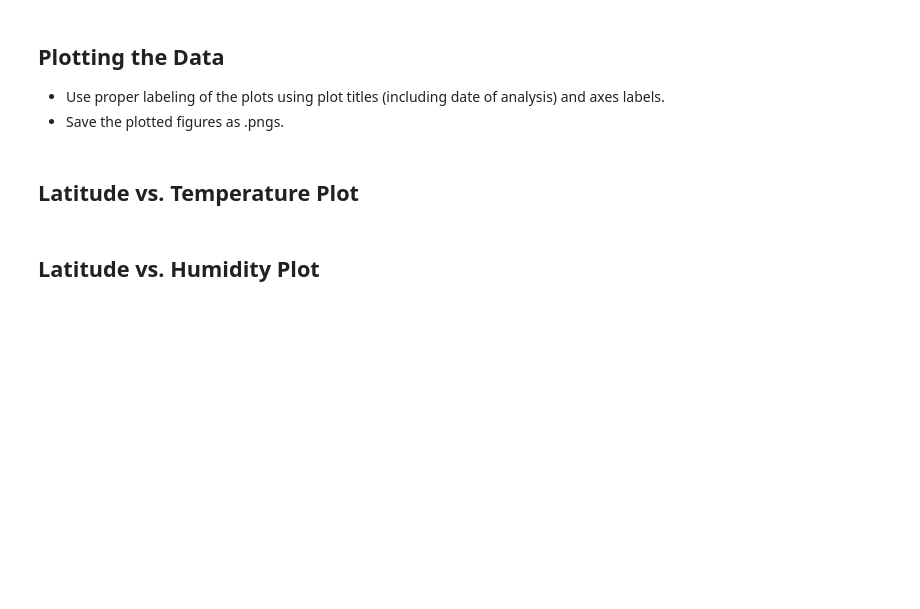
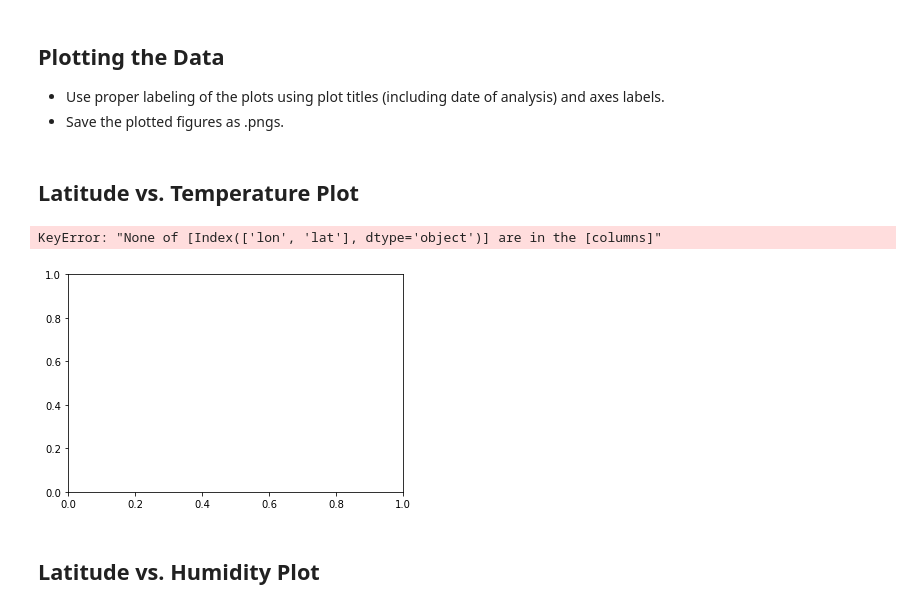
Before and after one commit to ajcipolle/python-api-challenge, a Jupyter notebook: WeatherPy/WeatherPy.ipynb, the cells around one changed output. Drawn from its saved outputs; the diff is of its cells as text; code cells hidden in the pictures; blank space fills up the shorter version.

Commit message:
plotting (index troubleshooting)

```diff
--- a/WeatherPy/WeatherPy.ipynb
+++ b/WeatherPy/WeatherPy.ipynb
@@ -125,6 +148,13 @@ Skip this step if there are no cities that have humidity > 100%.
 * Save the plotted figures as .pngs.
 # %% [markdown]
 ## Latitude vs. Temperature Plot
+# %%
+x = df["coord"][1]
+y = df["main"][0]
+df.plot(x, y, kind="scatter",title = "Latitude vs Temperature",)
+# %% [output]
+KeyError: "None of [Index(['lon', 'lat'], dtype='object')] are in the [columns]"
+[figure, added]
 # %% [markdown]
 ## Latitude vs. Humidity Plot
 # %% [markdown]
```
Also changed, not shown: parts of 2 cells of this notebook.
